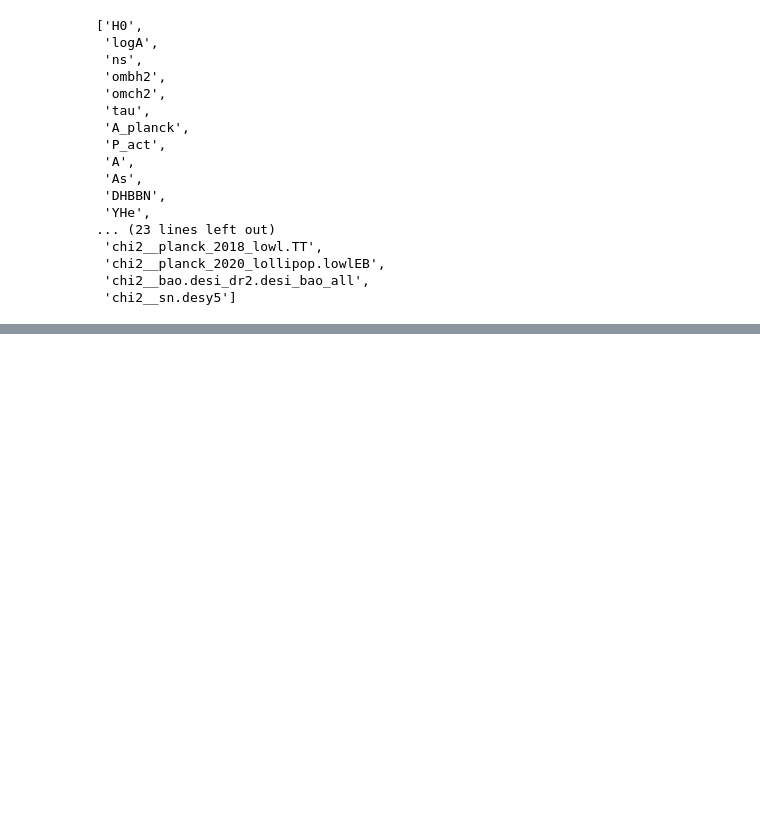
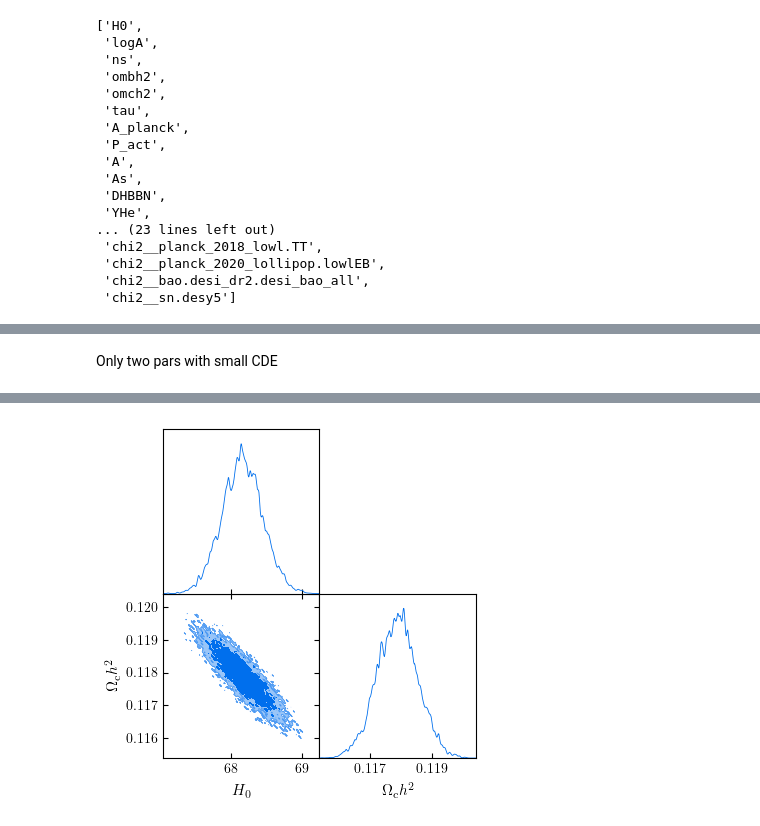
Before and after one commit to GenovaCosmology/ParametricModels, a Jupyter notebook: LCDM/parsing_example.ipynb, the cells around one changed output, grey strips where cells are left out. Cells and saved outputs as stored; diff of their text form; code cells hidden in the pictures; blank space fills up the shorter version.

```diff
--- a/LCDM/parsing_example.ipynb
+++ b/LCDM/parsing_example.ipynb
@@ -77,0 +100,19 @@ plt.scatter(chain.samples[:, 0], chain.samples[:, 1], s=0.1, c='k', alpha=0.5)
+# %% [markdown]
+Only two pars with small CDE
+# %%
+g = plots.get_subplot_plotter()
+getdist_settings['smooth_scale_1D'] = 0.05
+getdist_settings['smooth_scale_2D'] = 0.05
+chain.updateSettings(getdist_settings)
+chain.updateBaseStatistics()
+
+g.settings.axes_fontsize = 13
+g.triangle_plot(
+    [chain],
+    params=['H0','omch2'],
+    filled=True,
+
+)
+
+g.export('plots/LCDM_triangle_plot_smooth_0p05.pdf', dpi=300)
+# %% [output]
@@ -77,0 +121 @@ plt.scatter(chain.samples[:, 0], chain.samples[:, 1], s=0.1, c='k', alpha=0.5)
+[figure, added]
```
Also changed, not shown: parts of 13 cells of this notebook, 4 other files.
